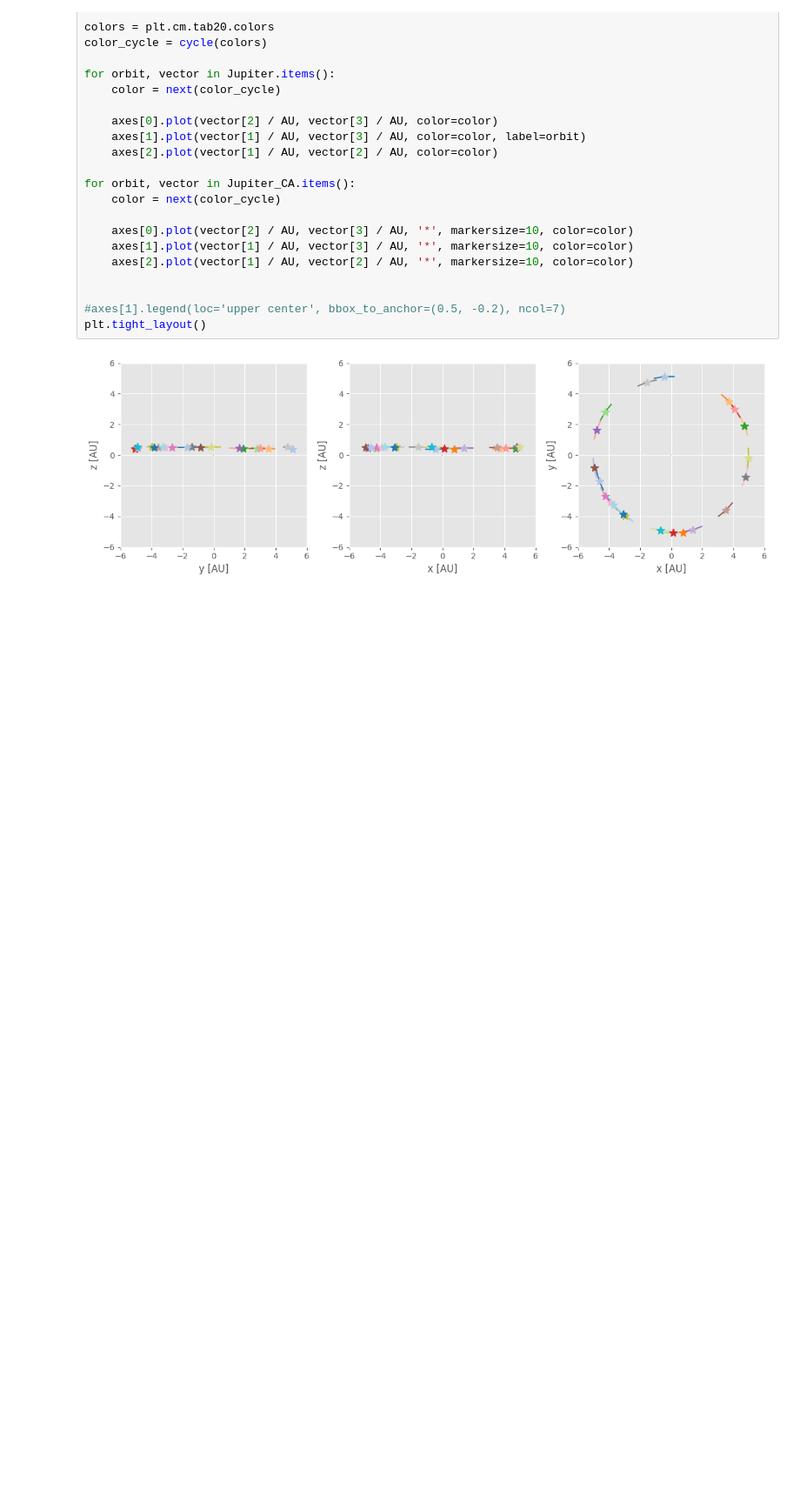
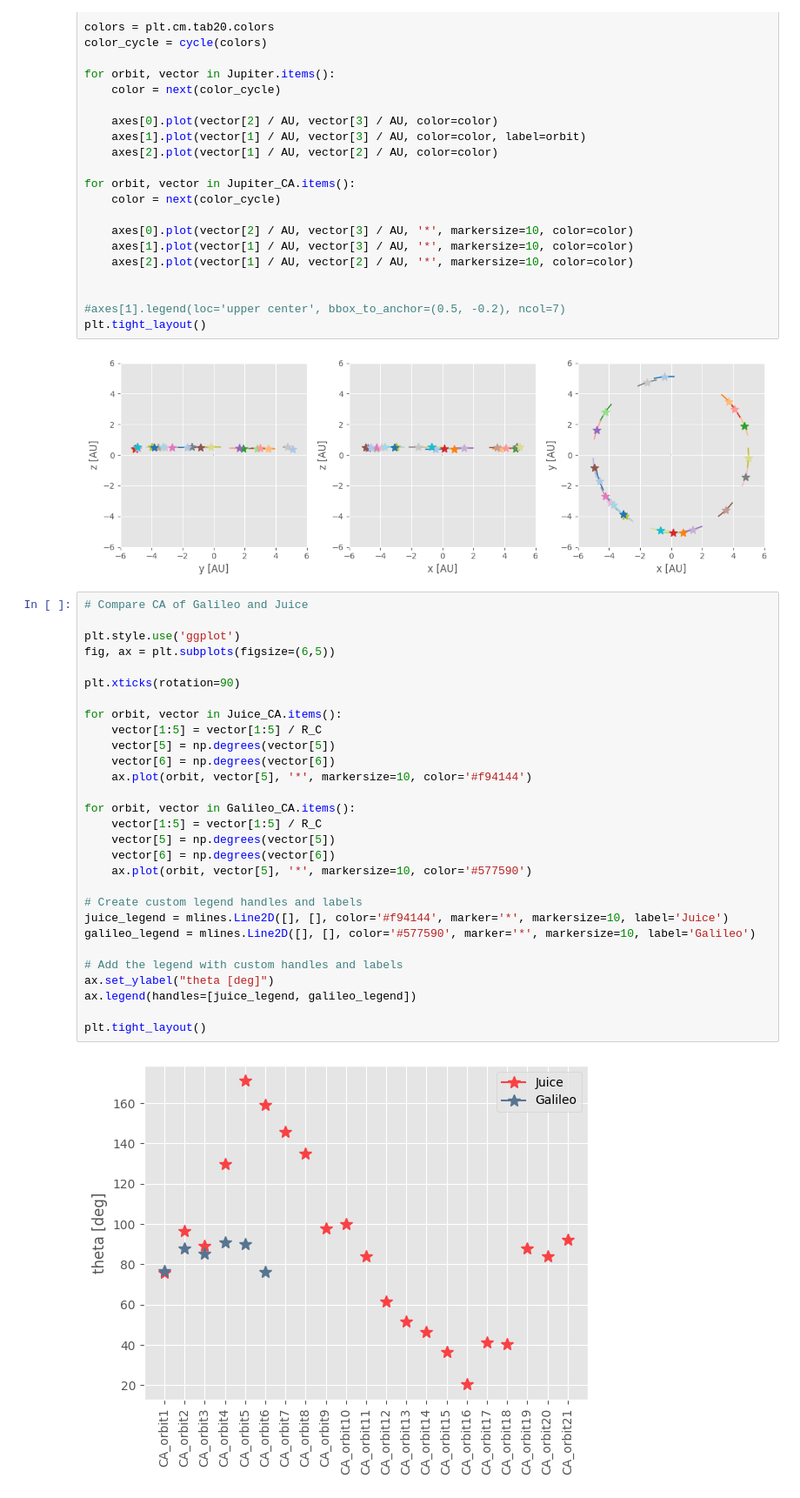
Before and after one commit to vera-br/Callisto, a Jupyter notebook: plotting.ipynb, the cells around one changed output. Shown at 87% size. Cells and saved outputs as stored; diff of their text form; blank space fills up the shorter version.

```diff
--- a/plotting.ipynb
+++ b/plotting.ipynb
@@ -298,3 +273,34 @@ for orbit, vector in Jupiter_CA.items():
 plt.tight_layout()
 # %% [output]
 [figure]
+# %%
+# Compare CA of Galileo and Juice
+
+plt.style.use('ggplot')
+fig, ax = plt.subplots(figsize=(6,5))
+
+plt.xticks(rotation=90)
+
+for orbit, vector in Juice_CA.items():
+    vector[1:5] = vector[1:5] / R_C
+    vector[5] = np.degrees(vector[5])
+    vector[6] = np.degrees(vector[6])
+    ax.plot(orbit, vector[5], '*', markersize=10, color='#f94144')
+
+for orbit, vector in Galileo_CA.items():
+    vector[1:5] = vector[1:5] / R_C
+    vector[5] = np.degrees(vector[5])
+    vector[6] = np.degrees(vector[6])
+    ax.plot(orbit, vector[5], '*', markersize=10, color='#577590')
+
+# Create custom legend handles and labels
+juice_legend = mlines.Line2D([], [], color='#f94144', marker='*', markersize=10, label='Juice')
+galileo_legend = mlines.Line2D([], [], color='#577590', marker='*', markersize=10, label='Galileo')
+
+# Add the legend with custom handles and labels
+ax.set_ylabel("theta [deg]")
+ax.legend(handles=[juice_legend, galileo_legend])
+
+plt.tight_layout()
+# %% [output]
+[figure, added]
```
Also changed, not shown: parts of 5 cells of this notebook, 1 other file.
